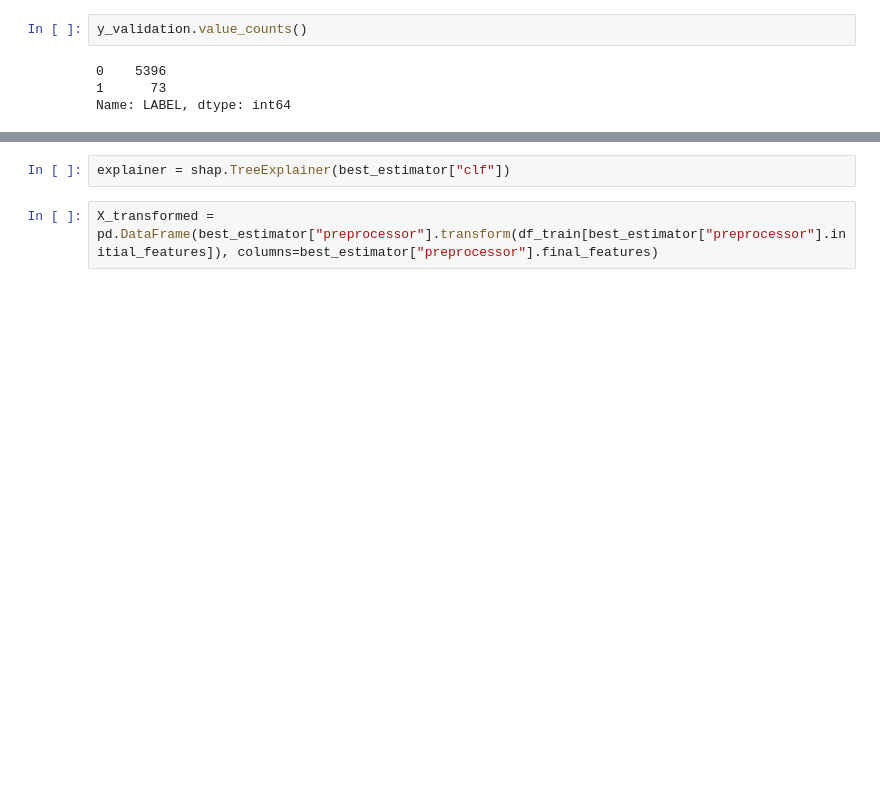
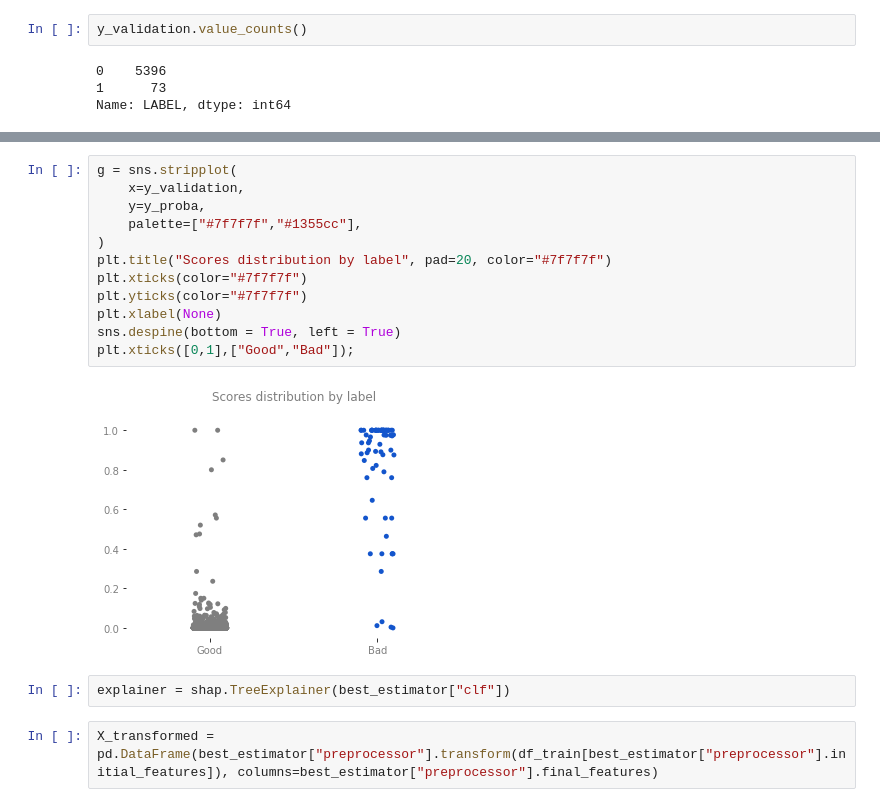
Before and after one commit to afroserom/ibm_advanced_data_science_capstone, a Jupyter notebook: 5_model_evaluation_deploy.ipynb, the cells around one changed output, grey strips where cells are left out. Drawn from its saved outputs; the diff is of its cells as text; blank space fills up the shorter version.

```diff
--- a/5_model_evaluation_deploy.ipynb
+++ b/5_model_evaluation_deploy.ipynb
@@ -83,3 +93,17 @@ plot_confusion_matrix(best_estimator, X_validation, y_validation)
+# %%
+g = sns.stripplot(
+    x=y_validation,
+    y=y_proba,
+    palette=["#7f7f7f","#1355cc"],
+)
+plt.title("Scores distribution by label", pad=20, color="#7f7f7f")
+plt.xticks(color="#7f7f7f")
+plt.yticks(color="#7f7f7f")
+plt.xlabel(None)
+sns.despine(bottom = True, left = True)
+plt.xticks([0,1],["Good","Bad"]);
+# %% [output]
+[figure, added]
 # %%
 explainer = shap.TreeExplainer(best_estimator["clf"])
 # %%
```
Also changed, not shown: parts of 4 cells of this notebook, 5 other files.
